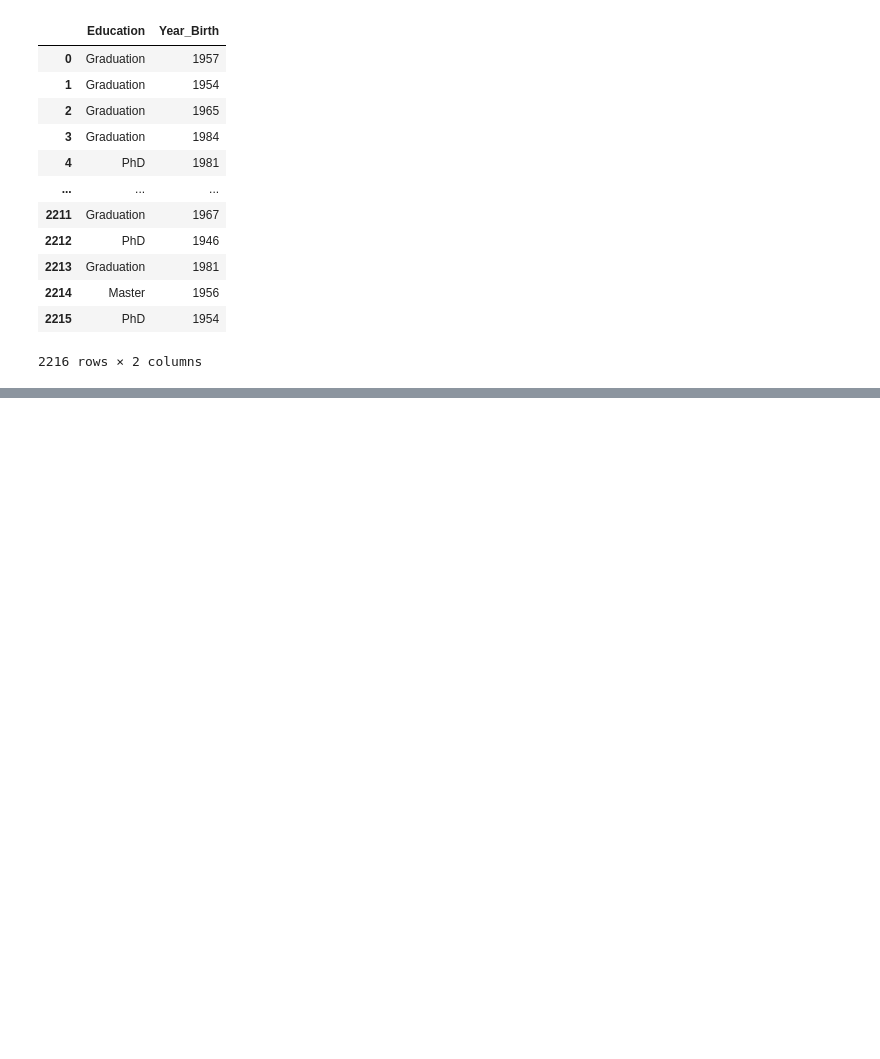
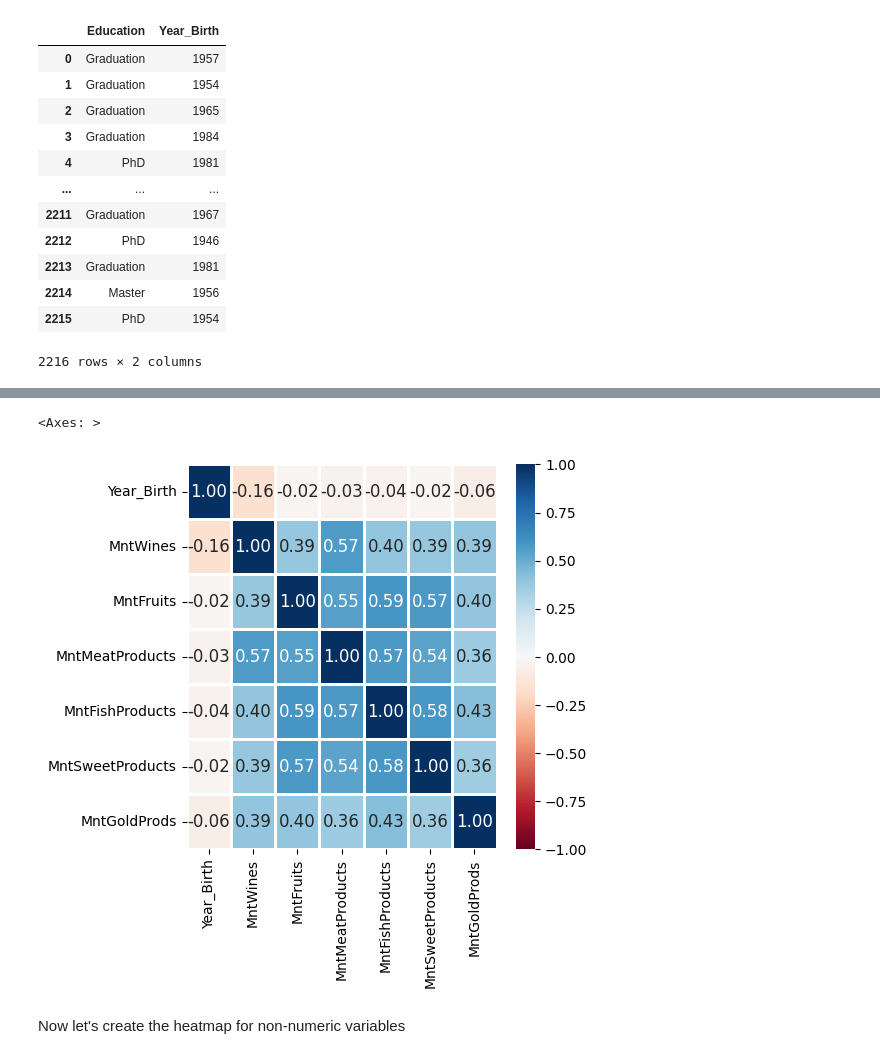
Before and after one commit to dcjh/1015_Mini_Project, a Jupyter notebook: Age_Education_EDA.ipynb, the cells around one changed output, grey strips where cells are left out. Cells and saved outputs as stored; diff of their text form; code cells hidden in the pictures; blank space fills up the shorter version.

```diff
--- a/Age_Education_EDA.ipynb
+++ b/Age_Education_EDA.ipynb
@@ -58,0 +126,2 @@ Looking through the data, we find many of them suitable to be used as predictor
+# %%
+jointplot_numeric=jointplot.drop(['Education'], axis=1)
@@ -58,0 +139,9 @@ Looking through the data, we find many of them suitable to be used as predictor
+# %%
+f = plt.figure(figsize=(5, 5))
+sb.heatmap(jointplot_numeric.corr(), vmin = -1, vmax = 1, linewidths = 1,
+           annot = True, fmt = ".2f", annot_kws = {"size": 12}, cmap = "RdBu")
+# %% [output]
+<Axes: >
+[figure, added]
+# %% [markdown]
+Now let's create the heatmap for non-numeric variables
```
Also changed, not shown: parts of 13 cells of this notebook.
